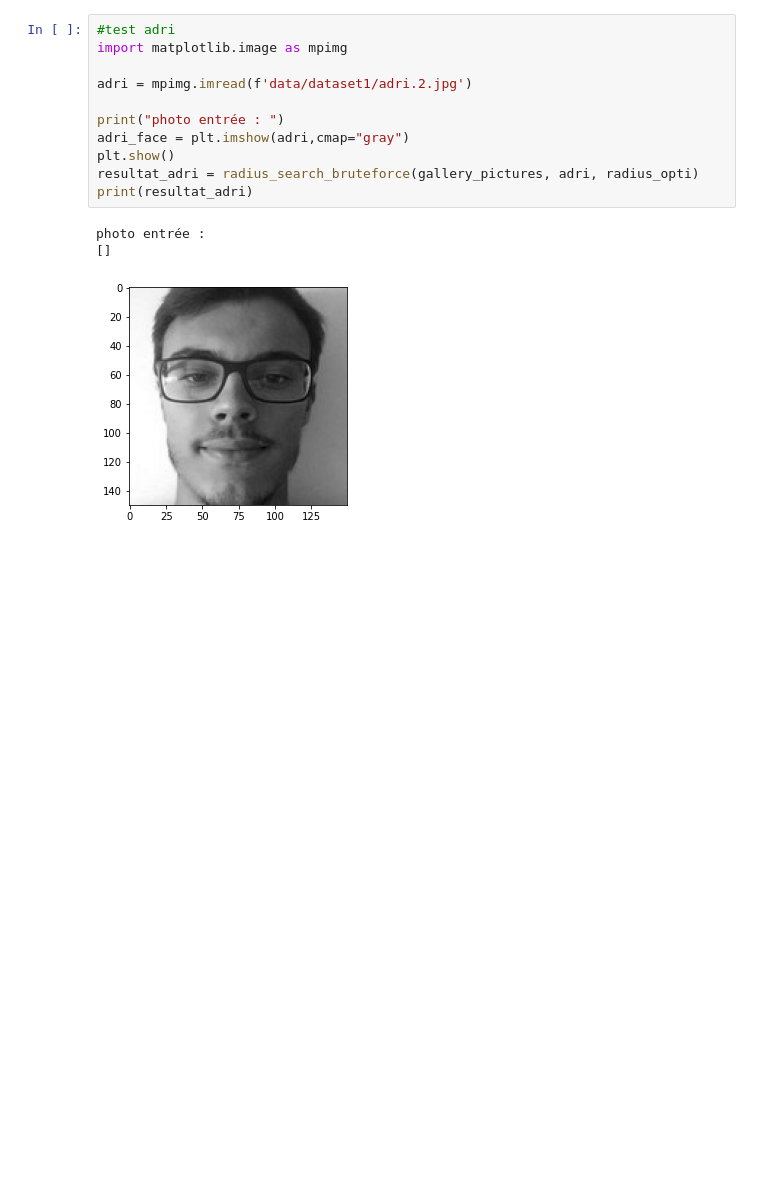
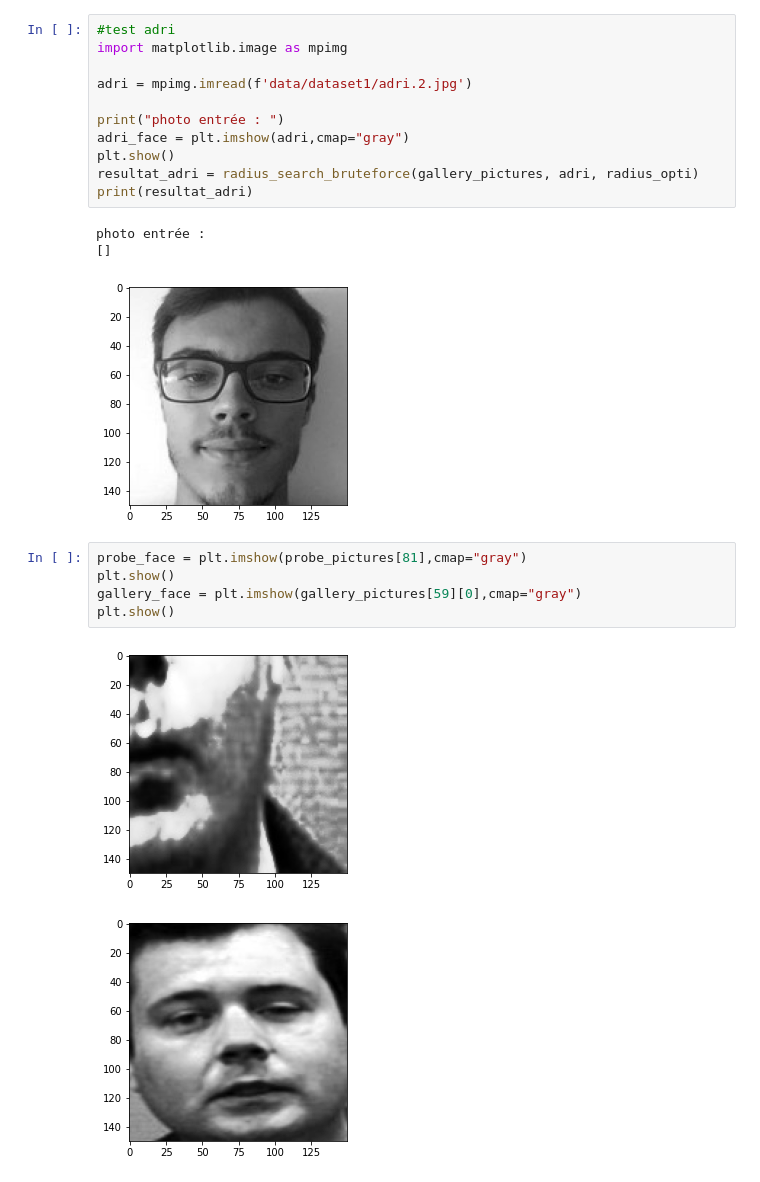
Before and after one commit to bastiendlf/code_project_ODATA, a Jupyter notebook: radius_search.ipynb, the cells around one changed output. Saved outputs shown, nothing was run; the diff lists cells and outputs as text; blank space fills up the shorter version.

```diff
--- a/radius_search.ipynb
+++ b/radius_search.ipynb
@@ -68,3 +68,11 @@ print(resultat_adri)
 photo entrée :
 []
 [figure]
+# %%
+probe_face = plt.imshow(probe_pictures[81],cmap="gray")
+plt.show()
+gallery_face = plt.imshow(gallery_pictures[59][0],cmap="gray")
+plt.show()
+# %% [output]
+[figure, added]
+[figure, added]
```
Also changed, not shown: parts of 4 cells of this notebook, 1 other file.
